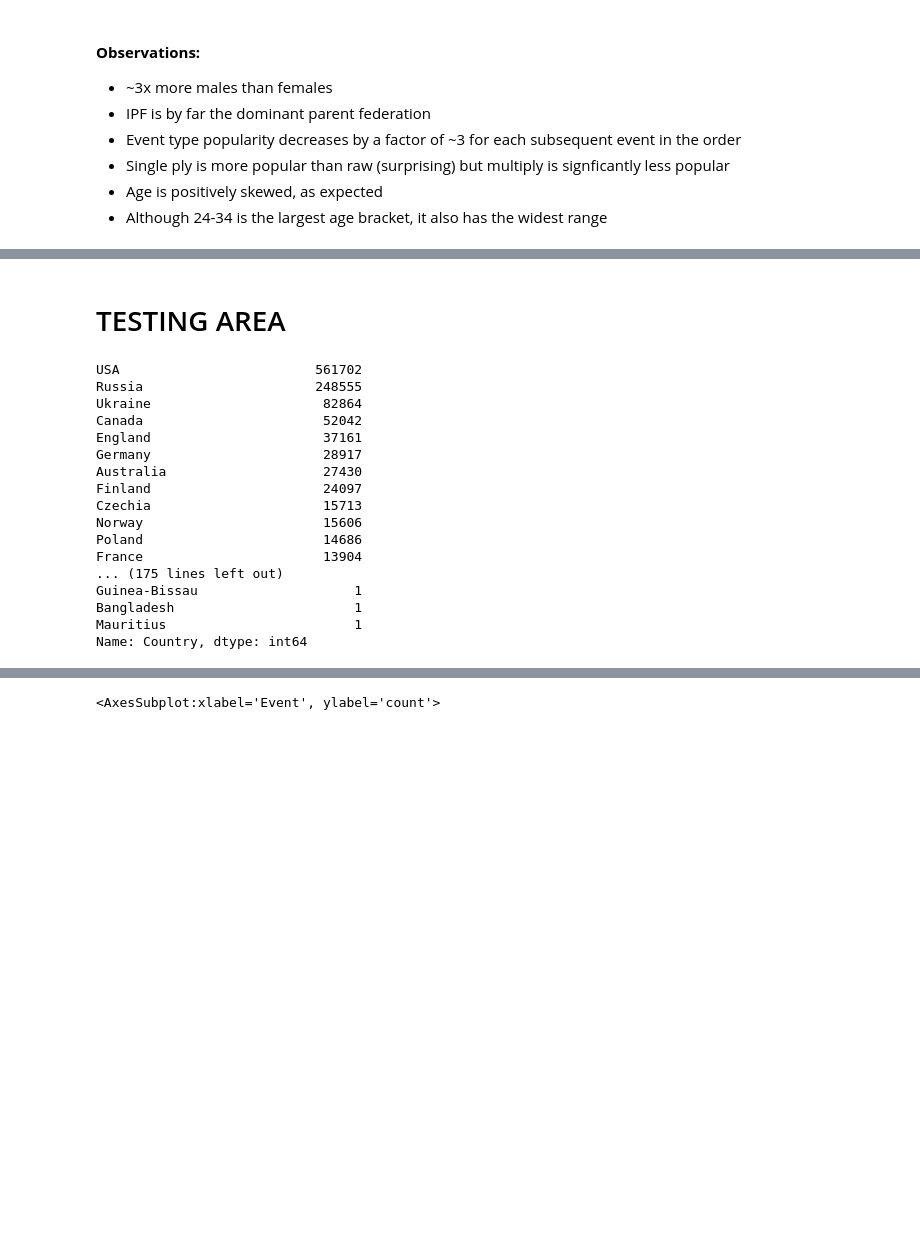
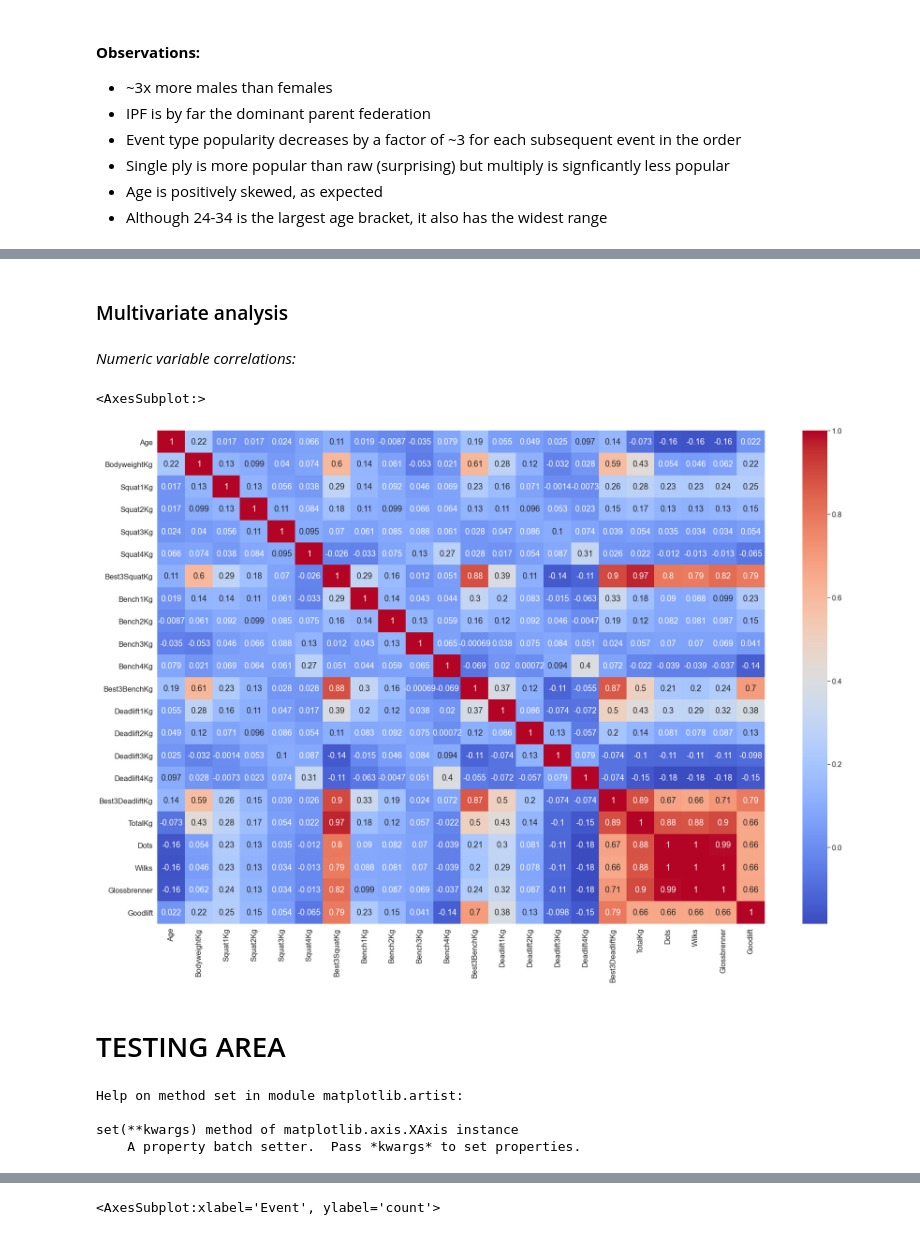
Before and after one commit to JosephAaron3/Powerlifting-Performance, a Jupyter notebook: Code/EDA/OP_EDA.ipynb, the cells around one changed output, grey strips where cells are left out. Drawn from its saved outputs; the diff is of its cells as text; code cells hidden in the pictures; blank space fills up the shorter version.

Commit message:
OP multivariate EDA started

```diff
--- a/Code/EDA/OP_EDA.ipynb
+++ b/Code/EDA/OP_EDA.ipynb
@@ -197,22 +221,21 @@ plt.show()
+# %% [markdown]
+### Multivariate analysis
+# %% [markdown]
+*Numeric variable correlations:*
+# %%
+sns.set(font_scale = 1.5)
+plt.figure(figsize=(30,20))
+cor = df.corr()
+sns.heatmap(cor, annot=True, cmap='coolwarm')
+# %% [output]
+<AxesSubplot:>
+[figure, added]
 # %% [markdown]
 # TESTING AREA
-# %%
-df[df['Country'].isin(['USA', 'Russia', 'Ukraine', 'Canada', 'England', 'Germany', 'Australia'])]
-# %% [output]
-USA                         561702
-Russia                      248555
-Ukraine                      82864
-Canada                       52042
-England                      37161
-Germany                      28917
-Australia                    27430
-Finland                      24097
-Czechia                      15713
-Norway                       15606
-Poland                       14686
-France                       13904
-... (175 lines left out)
-Guinea-Bissau                    1
-Bangladesh                       1
-Mauritius                        1
-Name: Country, dtype: int64
+# %%
+help(ax[0].xaxis.set)
+# %% [output]
+Help on method set in module matplotlib.artist:
+
+set(**kwargs) method of matplotlib.axis.XAxis instance
+    A property batch setter.  Pass *kwargs* to set properties.
```
Also changed, not shown: parts of 10 cells of this notebook.
